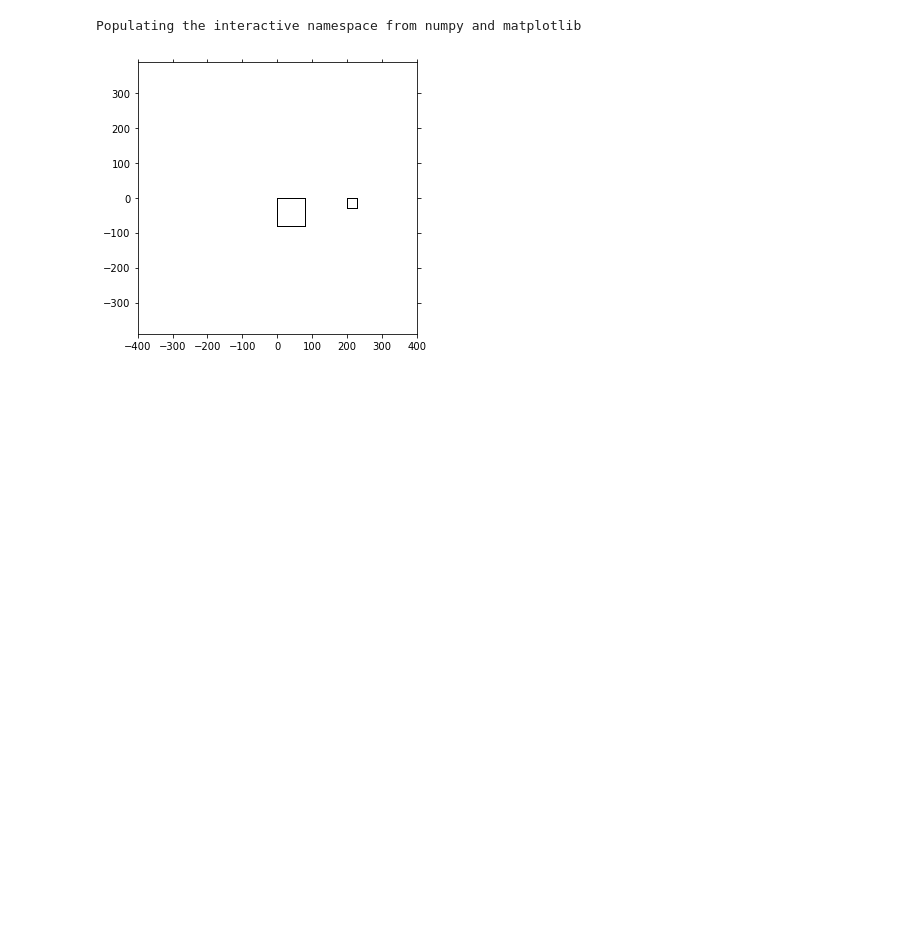
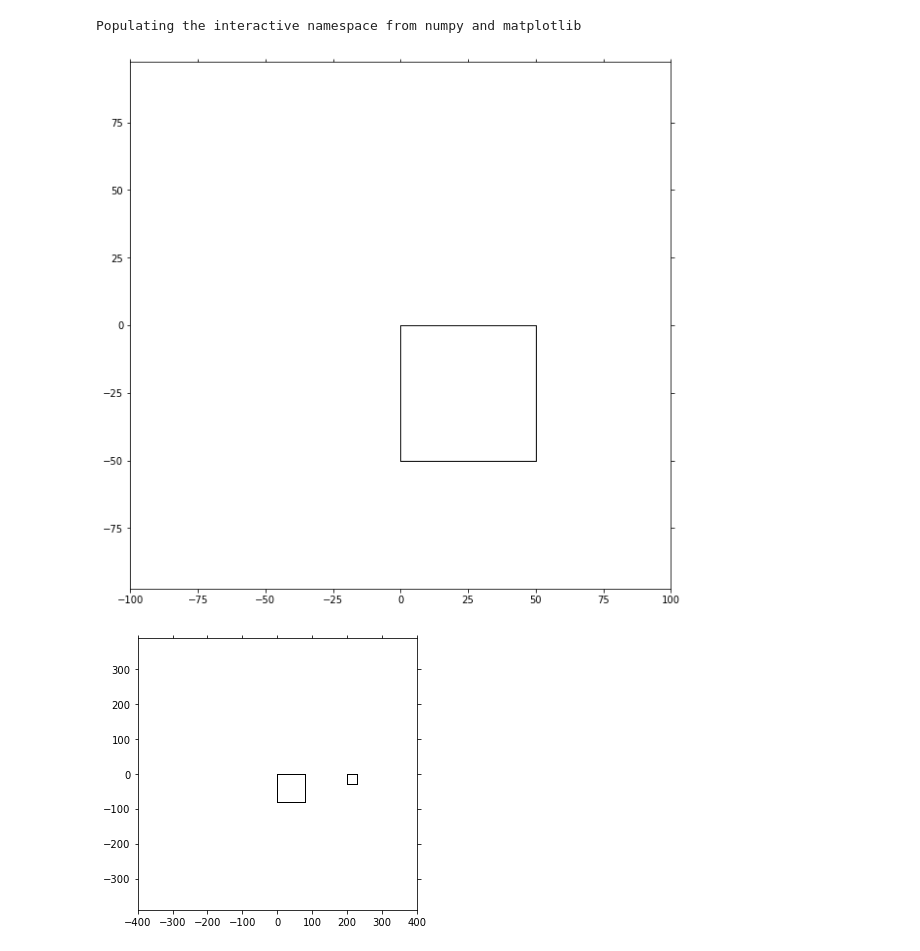
Before and after one commit to bblais/AI-and-Robotics-Fall-2021-Class-Notebooks, a Jupyter notebook: Sprint #1 - Programming and Games/2021-09-13 Some more turtle.ipynb, the cells around one changed output. Saved outputs shown, nothing was run; the diff lists cells and outputs as text; code cells hidden in the pictures; blank space fills up the shorter version.

```diff
--- a/Sprint #1 - Programming and Games/2021-09-13 Some more turtle.ipynb
+++ b/Sprint #1 - Programming and Games/2021-09-13 Some more turtle.ipynb
@@ -4,6 +4,14 @@
 Populating the interactive namespace from numpy and matplotlib
 # %%
 from mplturtle import *
+# %%
+reset()
+size=50
+for i in range(4):
+    forward(size)
+    right(90)
+# %% [output]
+[figure, added]
 # %%
 def draw_square(size):
     for i in range(4):
```
Also changed, not shown: parts of 10 cells of this notebook, 3 other files.
